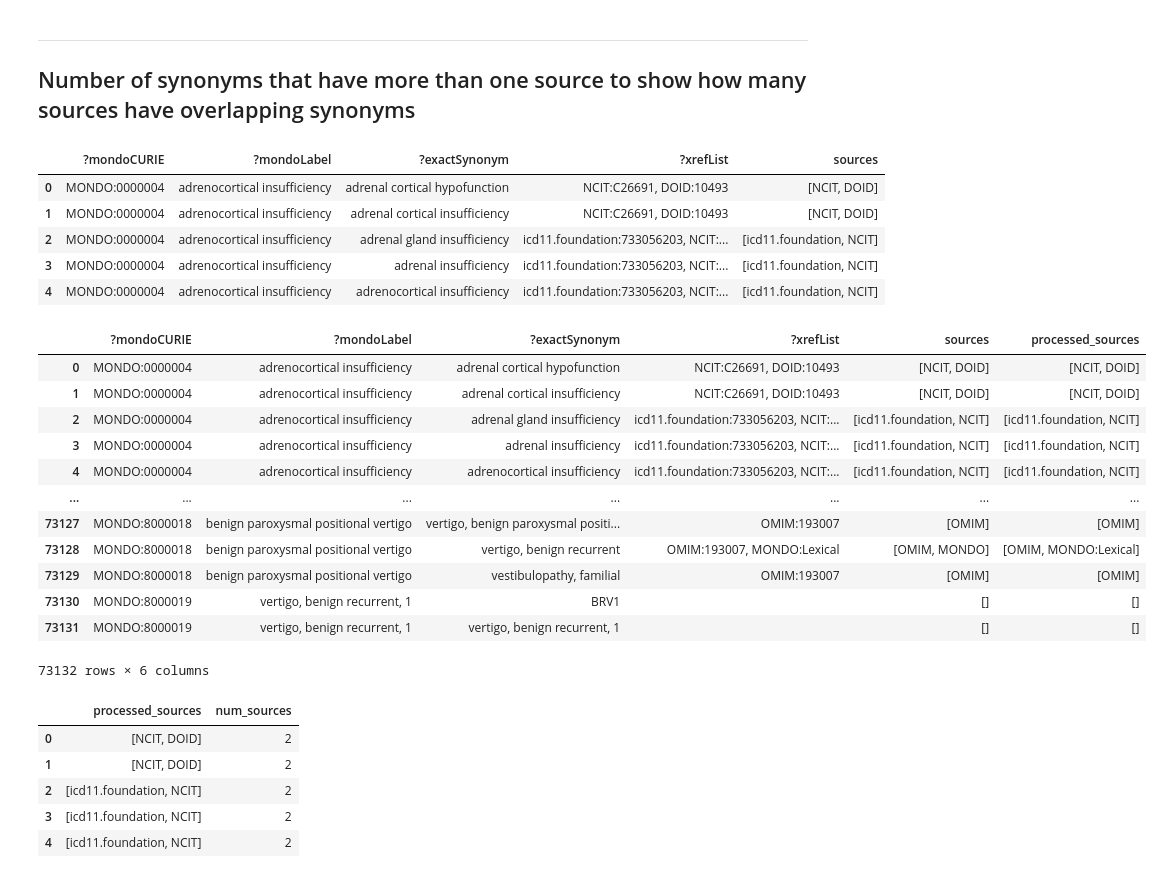
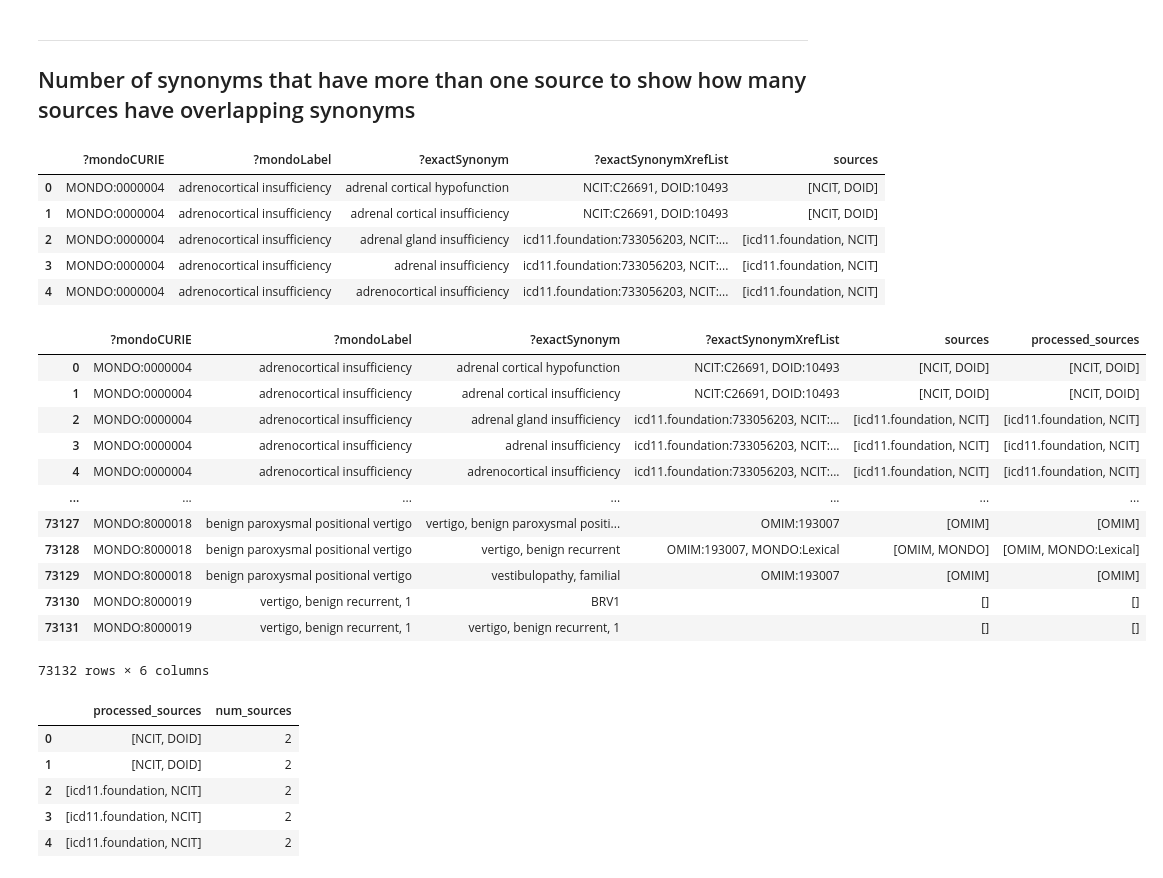
Before and after one commit to monarch-initiative/mondo, a Jupyter notebook: src/ontology/analysis/analyze_mondo_stats/Overall Mondo Stats.ipynb, the cells around one changed output. Drawn from its saved outputs; the diff is of its cells as text; code cells hidden in the pictures.

```diff
--- a/src/ontology/analysis/analyze_mondo_stats/Overall Mondo Stats.ipynb
+++ b/src/ontology/analysis/analyze_mondo_stats/Overall Mondo Stats.ipynb
@@ -39,10 +52,10 @@ Number of exact synonyms from each source
 # Get a count of all distinct Sources found in the ?xrefList column
 
 # Fill NaN values with an empty string to prevent iteration issues
-df_exact_synonyms["?xrefList"] = df_exact_synonyms["?xrefList"].fillna("")
+df_exact_synonyms["?exactSynonymXrefList"] = df_exact_synonyms["?exactSynonymXrefList"].fillna("")
 
 # Extract sources from ?xrefList
-df_exact_synonyms["sources"] = df_exact_synonyms["?xrefList"].str.split(", ").apply(
+df_exact_synonyms["sources"] = df_exact_synonyms["?exactSynonymXrefList"].str.split(", ").apply(
     lambda x: [item.split(":")[0] for item in x if ":" in item]
 )
 
@@ -185,7 +205,7 @@ Number of synonyms that have more than one source to show how many sources have
 
 df_exact_synonyms.head()
 # %% [output]
-|  | ?mondoCURIE | ?mondoLabel | ?exactSynonym | ?xrefList | sources |
+|  | ?mondoCURIE | ?mondoLabel | ?exactSynonym | ?exactSynonymXrefList | sources |
 | 0 | MONDO:0000004 | adrenocortical insufficiency | adrenal cortical hypofunction | NCIT:C26691, DOID:10493 | [NCIT, DOID] |
 | 1 | MONDO:0000004 | adrenocortical insufficiency | adrenal cortical insufficiency | NCIT:C26691, DOID:10493 | [NCIT, DOID] |
 | 2 | MONDO:0000004 | adrenocortical insufficiency | adrenal gland insufficiency | icd11.foundation:733056203, NCIT:... | [icd11.foundation, NCIT] |
@@ -194,27 +214,27 @@ df_exact_synonyms.head()
 # %%
 # Function to process sources
 def extract_sources(xref_list):
     sources = []
     for xref in xref_list.split(", "):
         if "MONDO" in xref:
             # Keep Mondo values as they are
             sources.append(xref)
         elif xref.startswith("http") or xref.startswith("https"):
             # Keep the URL schema and domain up to the first slash after the domain
             domain = "/".join(xref.split("/")[:3])
             sources.append(domain)
         else:
             # Otherwise, split by ":" to get the source prefix
             sources.append(xref.split(":")[0])
     return sources
 
 # Apply the function to create the new column
-df_exact_synonyms["processed_sources"] = df_exact_synonyms["?xrefList"].apply(extract_sources)
+df_exact_synonyms["processed_sources"] = df_exact_synonyms["?exactSynonymXrefList"].apply(extract_sources)
 
 
 df_exact_synonyms.head(len(df_exact_synonyms))
 # %% [output]
-|  | ?mondoCURIE | ?mondoLabel | ?exactSynonym | ?xrefList | sources | processed_sources |
+|  | ?mondoCURIE | ?mondoLabel | ?exactSynonym | ?exactSynonymXrefList | sources | processed_sources |
 | 0 | MONDO:0000004 | adrenocortical insufficiency | adrenal cortical hypofunction | NCIT:C26691, DOID:10493 | [NCIT, DOID] | [NCIT, DOID] |
 | 1 | MONDO:0000004 | adrenocortical insufficiency | adrenal cortical insufficiency | NCIT:C26691, DOID:10493 | [NCIT, DOID] | [NCIT, DOID] |
 | 2 | MONDO:0000004 | adrenocortical insufficiency | adrenal gland insufficiency | icd11.foundation:733056203, NCIT:... | [icd11.foundation, NCIT] | [icd11.foundation, NCIT] |
```
Also changed, not shown: parts of 7 cells of this notebook, 1 other file.
